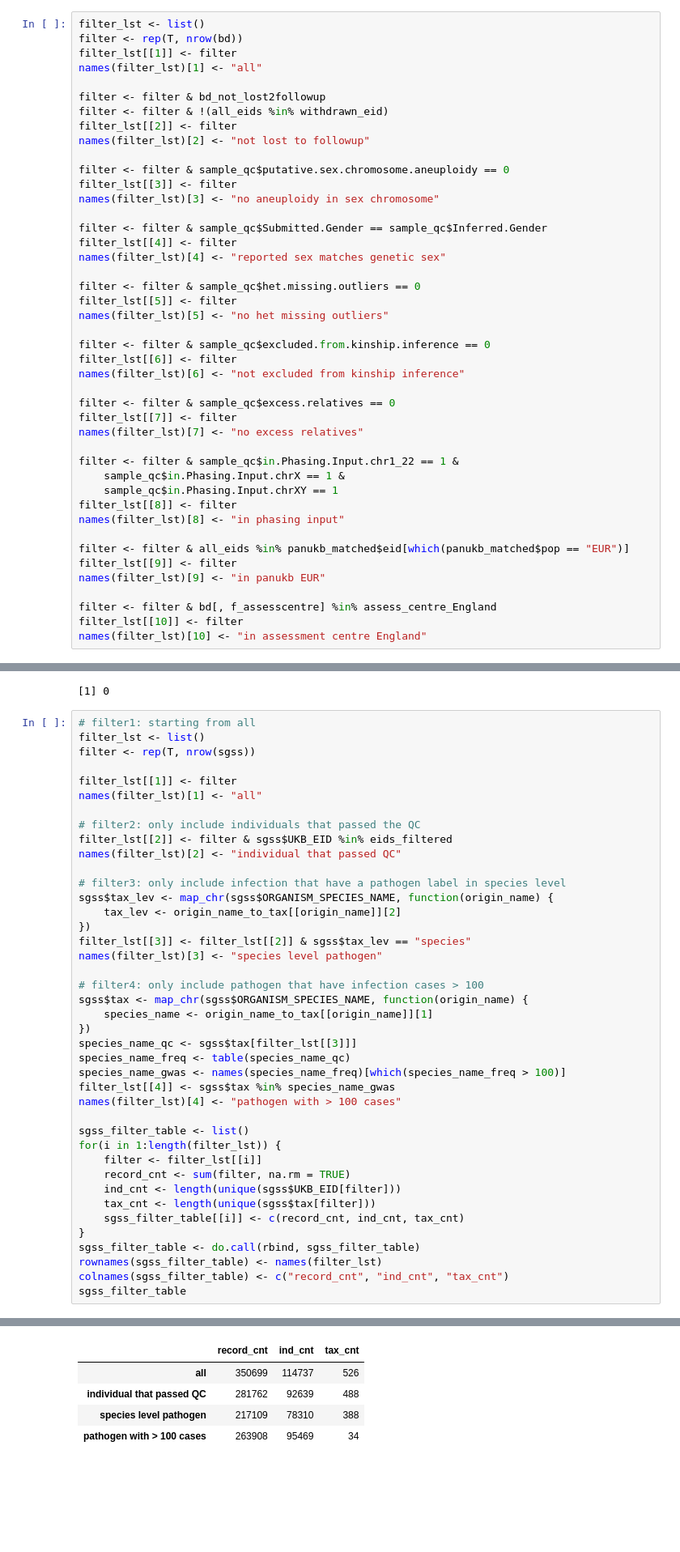
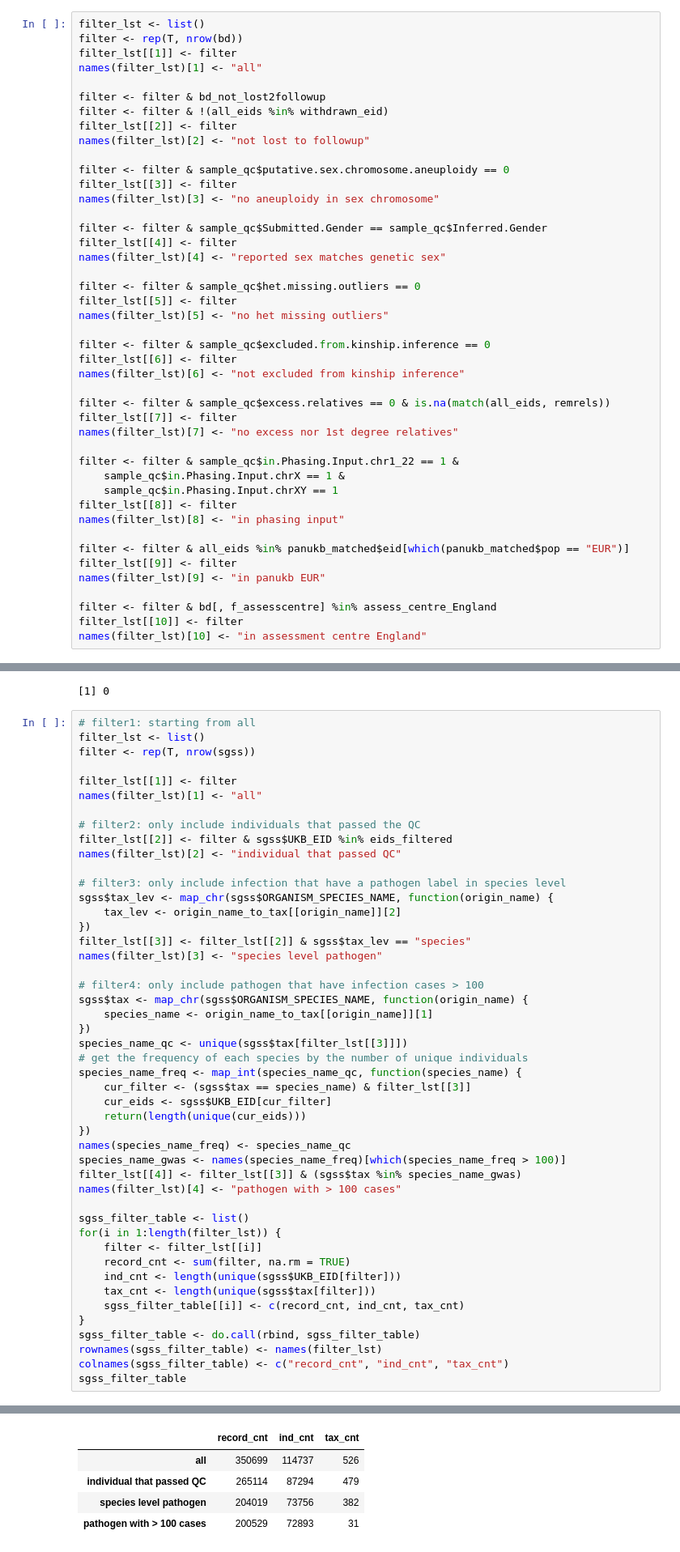
Before and after one commit to stevenpur/bugbank_analysis, a Jupyter notebook: summary_table.ipynb, the cells around one changed output, grey strips where cells are left out. Shown at 81% size. Cells and saved outputs as stored; diff of their text form; blank space fills up the shorter version.

```diff
--- a/summary_table.ipynb
+++ b/summary_table.ipynb
@@ -120,9 +112,9 @@ filter <- filter & sample_qc$excluded.from.kinship.inference == 0
 filter_lst[[6]] <- filter
 names(filter_lst)[6] <- "not excluded from kinship inference"
 
-filter <- filter & sample_qc$excess.relatives == 0
+filter <- filter & sample_qc$excess.relatives == 0 & is.na(match(all_eids, remrels))
 filter_lst[[7]] <- filter
-names(filter_lst)[7] <- "no excess relatives"
+names(filter_lst)[7] <- "no excess nor 1st degree relatives"
 
 filter <- filter & sample_qc$in.Phasing.Input.chr1_22 == 1 &
     sample_qc$in.Phasing.Input.chrX == 1 &
@@ -217,36 +209,42 @@ names(filter_lst)[2] <- "individual that passed QC"
 # filter3: only include infection that have a pathogen label in species level
 sgss$tax_lev <- map_chr(sgss$ORGANISM_SPECIES_NAME, function(origin_name) {
     tax_lev <- origin_name_to_tax[[origin_name]][2]
 })
 filter_lst[[3]] <- filter_lst[[2]] & sgss$tax_lev == "species"
 names(filter_lst)[3] <- "species level pathogen"
 
 # filter4: only include pathogen that have infection cases > 100
 sgss$tax <- map_chr(sgss$ORGANISM_SPECIES_NAME, function(origin_name) {
     species_name <- origin_name_to_tax[[origin_name]][1]
 })
-species_name_qc <- sgss$tax[filter_lst[[3]]]
-species_name_freq <- table(species_name_qc)
+species_name_qc <- unique(sgss$tax[filter_lst[[3]]])
+# get the frequency of each species by the number of unique individuals
+species_name_freq <- map_int(species_name_qc, function(species_name) {
+    cur_filter <- (sgss$tax == species_name) & filter_lst[[3]]
+    cur_eids <- sgss$UKB_EID[cur_filter]
+    return(length(unique(cur_eids)))
+})
+names(species_name_freq) <- species_name_qc
 species_name_gwas <- names(species_name_freq)[which(species_name_freq > 100)]
-filter_lst[[4]] <- sgss$tax %in% species_name_gwas
+filter_lst[[4]] <- filter_lst[[3]] & (sgss$tax %in% species_name_gwas)
 names(filter_lst)[4] <- "pathogen with > 100 cases"
 
 sgss_filter_table <- list()
 for(i in 1:length(filter_lst)) {
     filter <- filter_lst[[i]]
     record_cnt <- sum(filter, na.rm = TRUE)
     ind_cnt <- length(unique(sgss$UKB_EID[filter]))
     tax_cnt <- length(unique(sgss$tax[filter]))
     sgss_filter_table[[i]] <- c(record_cnt, ind_cnt, tax_cnt)
 }
 sgss_filter_table <- do.call(rbind, sgss_filter_table)
 rownames(sgss_filter_table) <- names(filter_lst)
 colnames(sgss_filter_table) <- c("record_cnt", "ind_cnt", "tax_cnt")
 sgss_filter_table
 # %% [output]
 A matrix: 4 x 3 of type int
 |  | record_cnt | ind_cnt | tax_cnt |
 | all | 350699 | 114737 | 526 |
-| individual that passed QC | 281762 | 92639 | 488 |
-| species level pathogen | 217109 | 78310 | 388 |
-| pathogen with > 100 cases | 263908 | 95469 | 34 |
+| individual that passed QC | 265114 | 87294 | 479 |
+| species level pathogen | 204019 | 73756 | 382 |
+| pathogen with > 100 cases | 200529 | 72893 | 31 |
```
Also changed, not shown: parts of 26 cells of this notebook.
